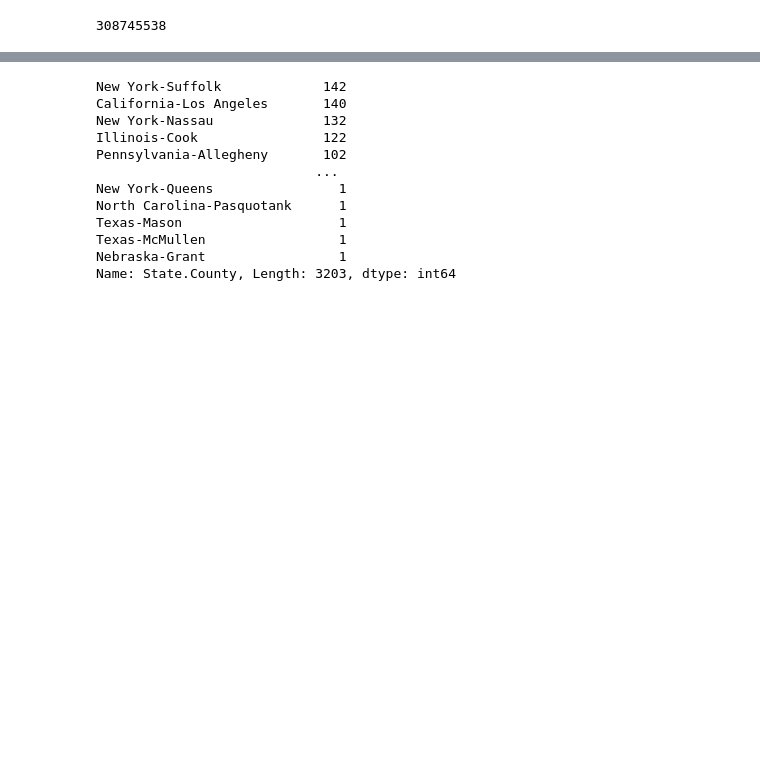
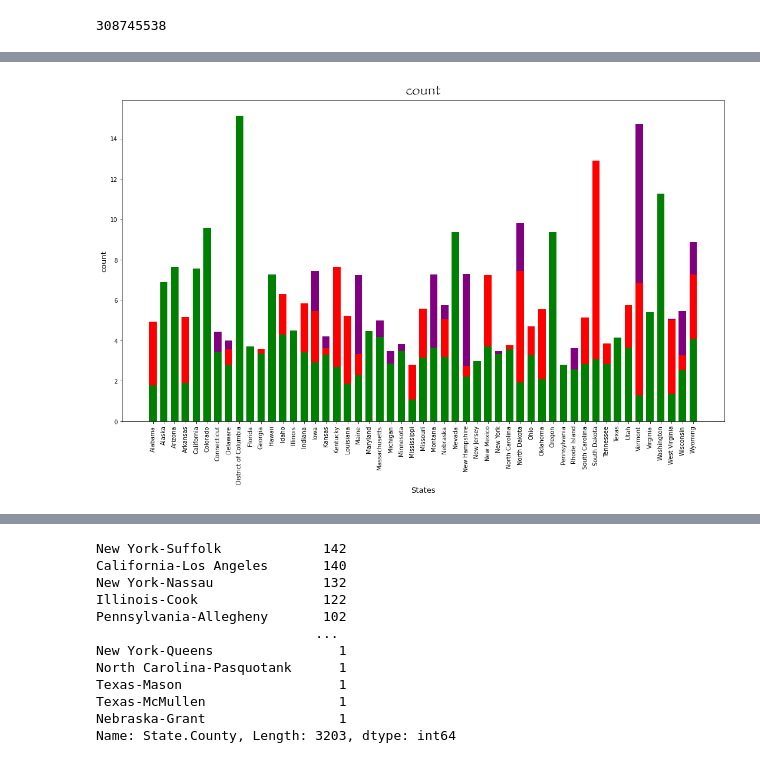
Before and after one commit to priyamittal96/project_1, a Jupyter notebook: Sun9pm notebooks/Priya22.ipynb, the cells around one changed output, grey strips where cells are left out. Cells and saved outputs as stored; diff of their text form; code cells hidden in the pictures; blank space fills up the shorter version.

```diff
--- a/Sun9pm notebooks/Priya22.ipynb
+++ b/Sun9pm notebooks/Priya22.ipynb
@@ -512,0 +583,25 @@ counts2["FFpt"]=counts2['FastFood']/
+# %%
+# Generate a bar plot showing number of data points for each treatment regimen using pyplot
+
+# Set the x_axis
+#x_axis = np.arange(len(totalmeasures))
+fig2, ax2 = plt.subplots(figsize=(15, 10))
+colors = ["chocolate","magenta","pink","violet","blue","indigo","purple","red","brown","yellow","green"]
+plt.bar(counts2['State'], counts2['FMpt'], width = 0.69, color='purple')
+plt.bar(counts2['State'], counts2['FFpt'], width = 0.69, color='red')
+plt.bar(counts2['State'], counts2['SBpt'], width = 0.69, color='green')
+
+
+# tick marks
+ticks = counts2['State']
+plt.xticks(ticks,rotation=90)
+# Set labels for axes
+plt.xlabel("States",fontsize = 13)
+plt.ylabel("count",fontsize = 13)
+plt.title("count",font='Papyrus',fontsize=25,ha='center')
+plt.tight_layout()
+
+# plt.savefig("../Images/Mice.png", bbox_inches = "tight")
+plt.show()
+# %% [output]
+[figure, added]
```
Also changed, not shown: parts of 17 cells of this notebook, 4 other files.
